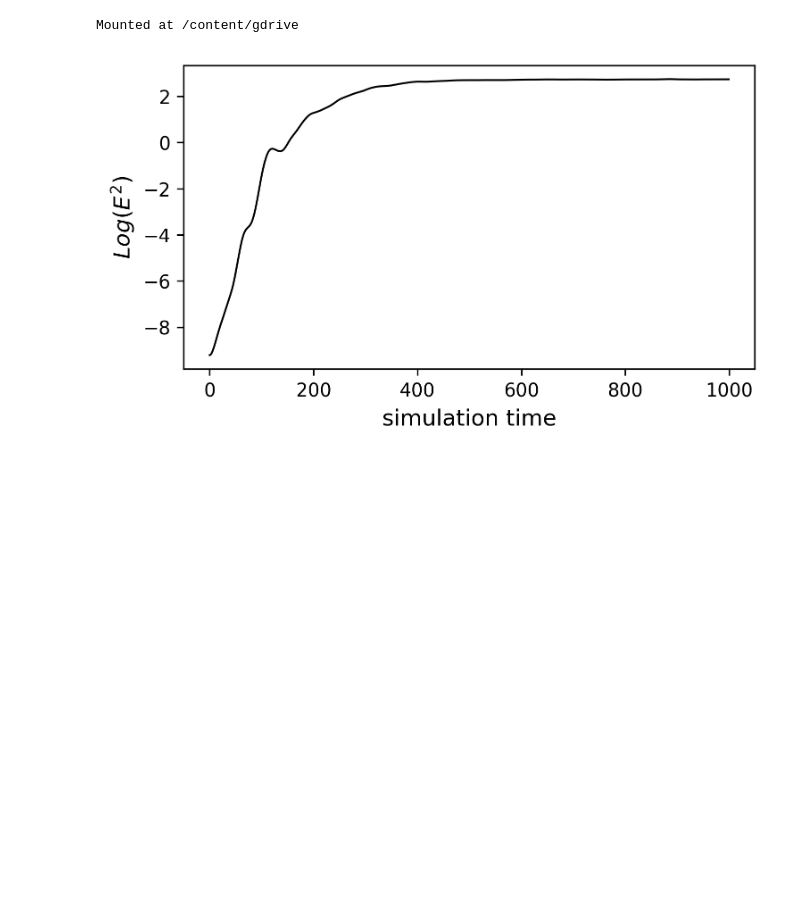
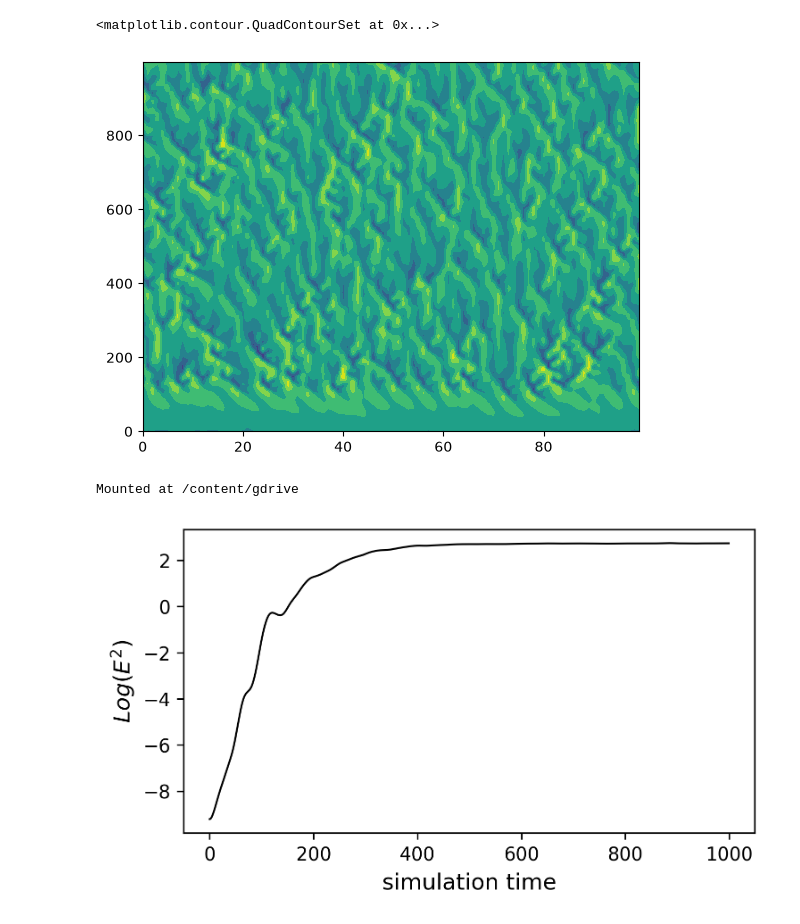
Before and after one commit to kuiper2000/chaos_and_predictability, a Jupyter notebook: _sources/week4/Lorenz_96.ipynb, the cells around one changed output. Saved outputs shown, nothing was run; the diff lists cells and outputs as text; code cells hidden in the pictures; blank space fills up the shorter version.

```diff
--- a/_sources/week4/Lorenz_96.ipynb
+++ b/_sources/week4/Lorenz_96.ipynb
@@ -15,7 +16,8 @@ for i in range(num_samples-1):
 
 #x        = [1,2,3]
 x_record = np.zeros((1000,np.size(x)))
-F        = np.eye(np.size(x))*10
+F        = np.eye(np.size(x))*20
+
 
 for t in range(1000):
     x_n2  = np.roll(x,2)
@@ -25,6 +27,11 @@ for t in range(1000):
     dxdt  = -np.matmul(np.diag(x_n2),np.diag(x_n1))+np.matmul(np.diag(x_n1),np.diag(x_p1))-np.diag(x)+F
     x     = (np.diag(x)+dxdt*0.01).diagonal()
     x_record[t,:] = x
+# %%
+plt.contourf(x_record)
+# %% [output]
+<matplotlib.contour.QuadContourSet at 0x...>
+[figure, added]
 # %%
 from google.colab import drive
 drive.mount('/content/gdrive')
```
Also changed, not shown: parts of 1 cell of this notebook, 13 other files.
